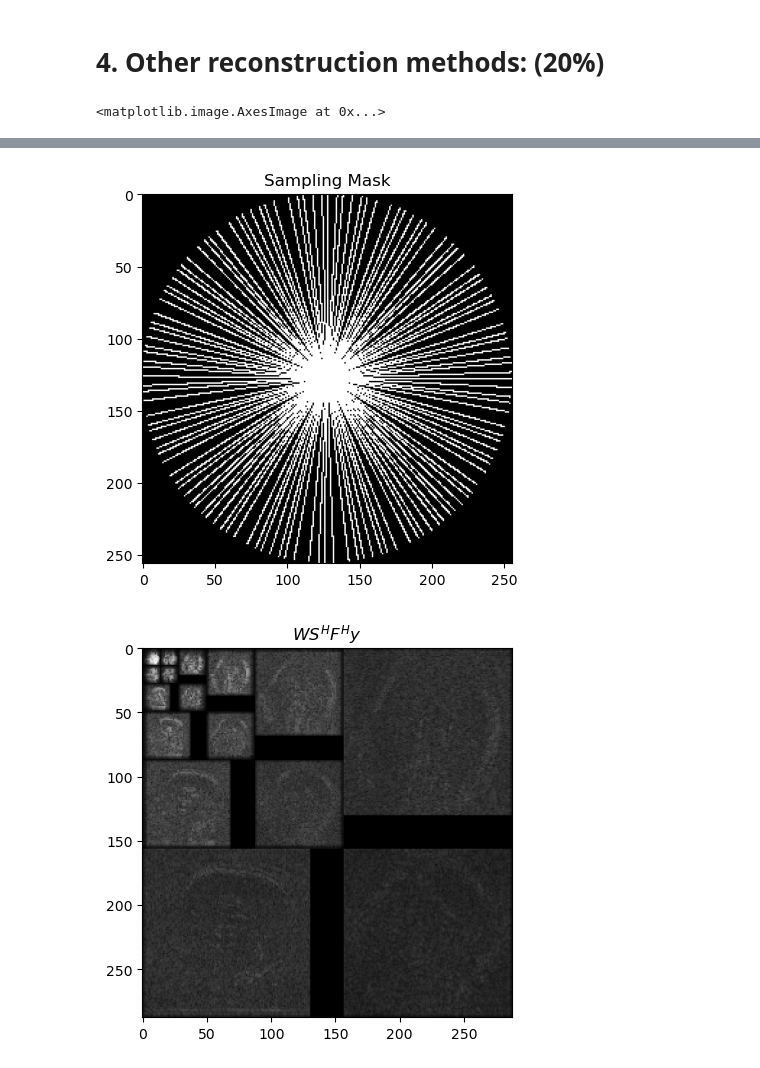
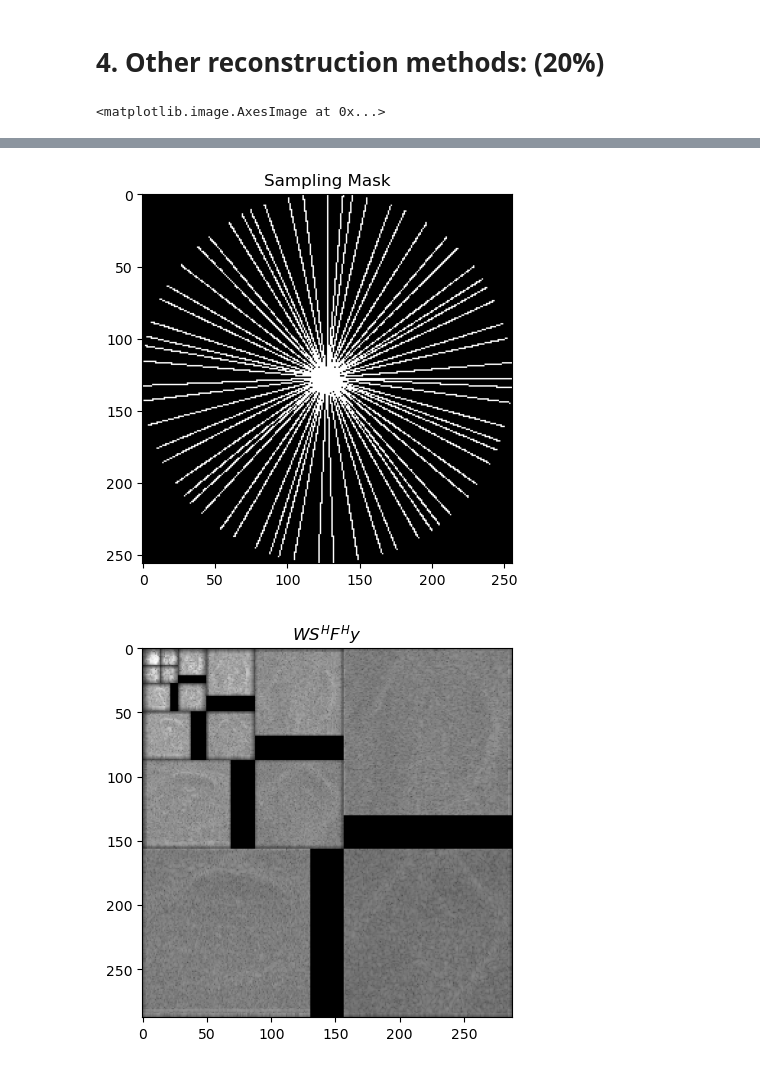
Before and after one commit to lassestahnke/HL2027_recon, a Jupyter notebook: HL2027_project_1.ipynb, the cells around one changed output, grey strips where cells are left out. Saved outputs shown, nothing was run; the diff lists cells and outputs as text; code cells hidden in the pictures.

```diff
--- a/HL2027_project_1.ipynb
+++ b/HL2027_project_1.ipynb
@@ -304,7 +304,7 @@ Max value original image:  549
 # %% [markdown]
 # 4. Other reconstruction methods: (20%)
 # %%
-spikes = 128
+spikes = 64
 
 fft_t1_slice = sp.fft(t1_slice, center=True)
 coord_wl = sp.mri.radial((spikes,255,2), (256,256)) + 255/2
@@ -350,19 +350,19 @@ wav = W * S.H * F.H * ksp_wavelet
 # test operator wav
 plt.figure()
 plt.title(r'$W S^H F^H y$')
-plt.imshow(abs(wav**0.25)[1], cmap="gray")
+plt.imshow(abs(wav**0.1)[1], cmap="gray")
 
 # define forward operator:
 A = P * F * S * W.H
 
 # define proximal operator and apply it to the wavelet coefficients
-lamda = 15
+lamda = 5
 proxg = sp.prox.L1Reg(wav.shape, lamda)
 alpha = 1
 wav_thresh = proxg(alpha, wav)
 
 plt.figure()
 plt.title("Wavelet thresholding")
-plt.imshow(abs(wav_thresh**0.25)[1], cmap="gray")
+plt.imshow(abs(wav_thresh**0.1)[1], cmap="gray")
 # %% [output]
 <matplotlib.image.AxesImage at 0x...>
@@ -371,2 +371,2 @@ plt.imshow(abs(wav_thresh**0.25)[1], cmap="gray")
-[figure, old version]
+[figure, new version]
-[figure, old version]
+[figure, new version]
```
Also changed, not shown: parts of 4 cells of this notebook.
